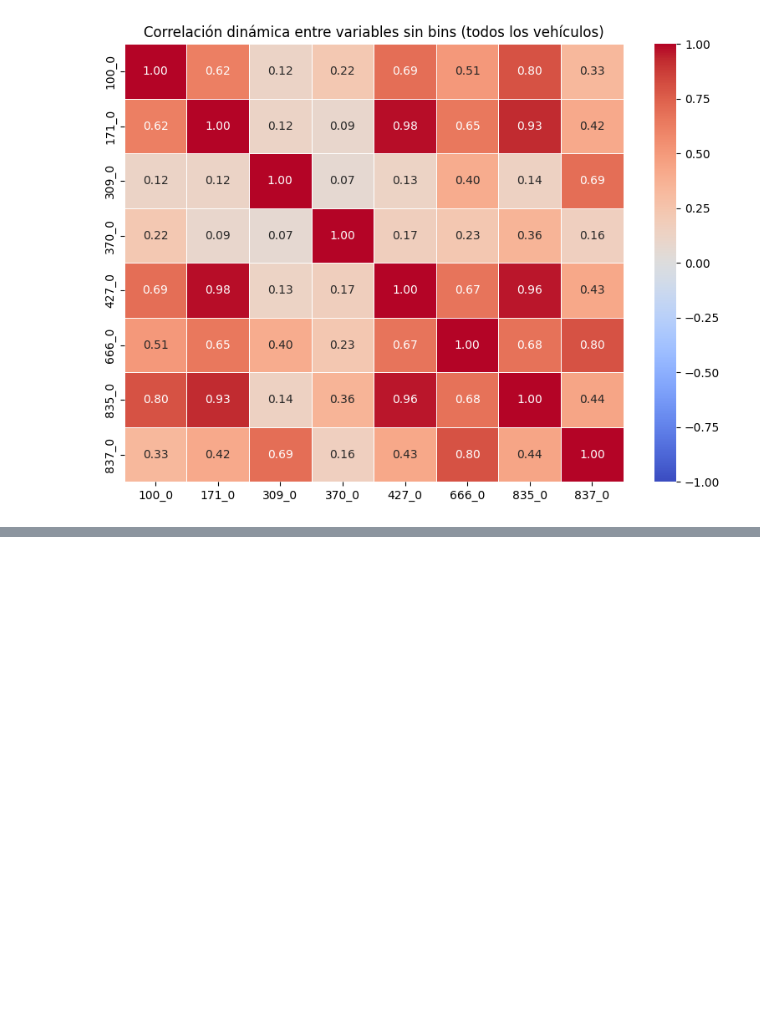
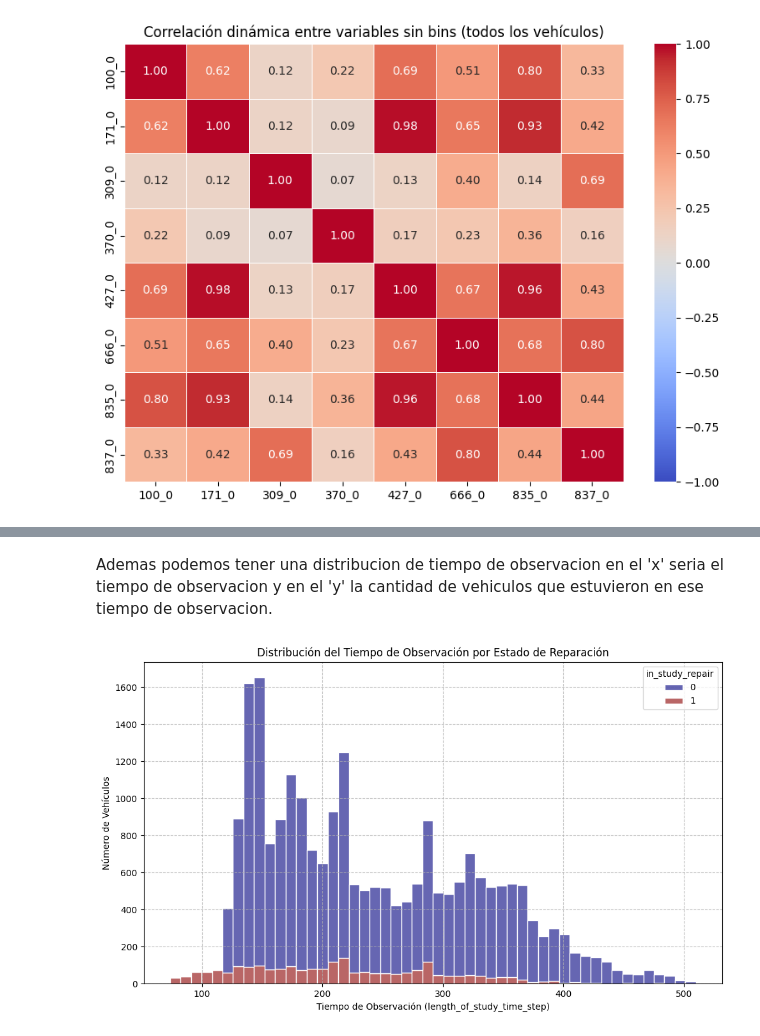
Before and after one commit to AlexSG29/IDA-Challenge-Tesis-Transformers, a Jupyter notebook: notebooks/train.ipynb, the cells around one changed output, grey strips where cells are left out. Drawn from its saved outputs; the diff is of its cells as text; code cells hidden in the pictures; blank space fills up the shorter version.

```diff
--- a/notebooks/train.ipynb
+++ b/notebooks/train.ipynb
@@ -361,0 +433,28 @@ plt.show()
+# %% [markdown]
+Ademas podemos tener una distribucion de tiempo de observacion en el 'x' seria el tiempo de observacion y en el 'y' la cantidad de vehiculos que estuvieron en ese tiempo de observacion.
+# %%
+import matplotlib.pyplot as plt
+import seaborn as sns
+
+plt.figure(figsize=(10, 6))
+
+# Histograma separado por clase (hue)
+sns.histplot(
+    data=train_tte,
+    x='length_of_study_time_step',
+    hue='in_study_repair',       # separa 0 y 1
+    bins=50,
+    palette={0: 'navy', 1: 'darkred'},  # azul para 0, rojo para 1
+    alpha=0.6,
+    edgecolor='white',
+    multiple='stack'             # apila las barras
+)
+
+plt.title('Distribución del Tiempo de Observación por Estado de Reparación')
+plt.xlabel('Tiempo de Observación (length_of_study_time_step)')
+plt.ylabel('Número de Vehículos')
+plt.grid(True, linestyle='--', alpha=0.7)
+plt.tight_layout()
+plt.show()
+# %% [output]
+[figure, added]
```
Also changed, not shown: parts of 20 cells of this notebook.
